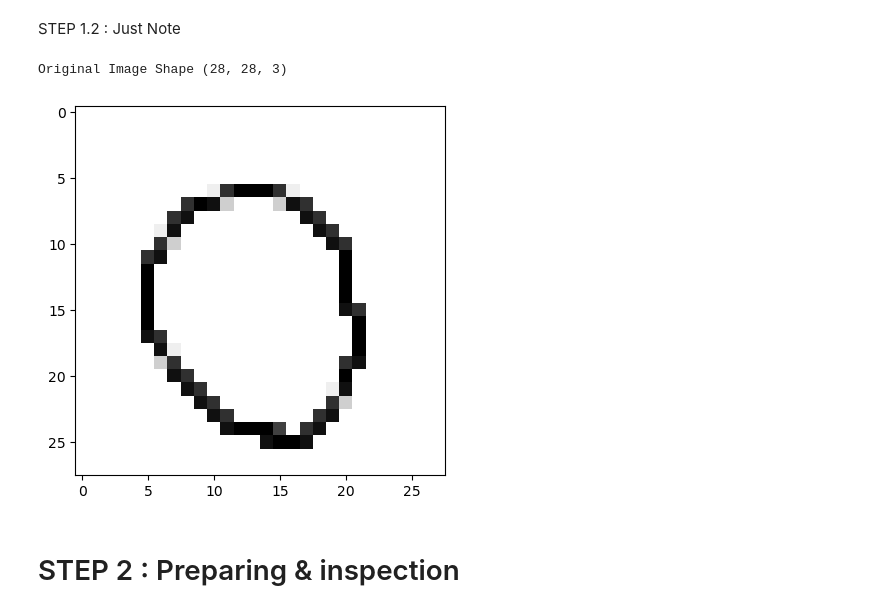
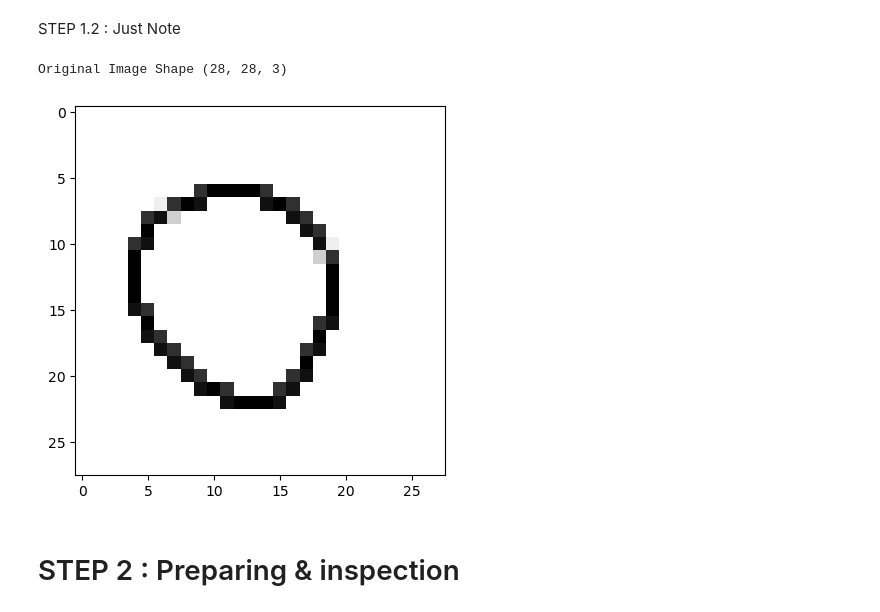
Before and after one commit to HikariJadeEmpire/THNumber_img_classification, a Jupyter notebook: numberclassifier.ipynb, the cells around one changed output. Cells and saved outputs as stored; diff of their text form; code cells hidden in the pictures.

```diff
--- a/numberclassifier.ipynb
+++ b/numberclassifier.ipynb
@@ -59,18 +63,18 @@ Nine_dir = main_dir + "/Nine"
 #        print(images)
 # %%
 #To read the image
-bgrimg = cv2.imread(str(Zero_dir+'/0-1.png'))
+bgrimg = cv2.imread(str(Zero_dir+'/0-2.png'))
 
 plt.imshow(bgrimg)
 
 #To get rid of the x-ticks and y-ticks on the image axis
 #plt.xticks([])
 #plt.yticks([])
 
 print('Original Image Shape',bgrimg.shape)
 # %% [output]
 Original Image Shape (28, 28, 3)
-[figure, old version]
+[figure, new version]
 # %% [markdown]
 # STEP 2 : Preparing & inspection
 # %%
```
Also changed, not shown: parts of 5 cells of this notebook.
